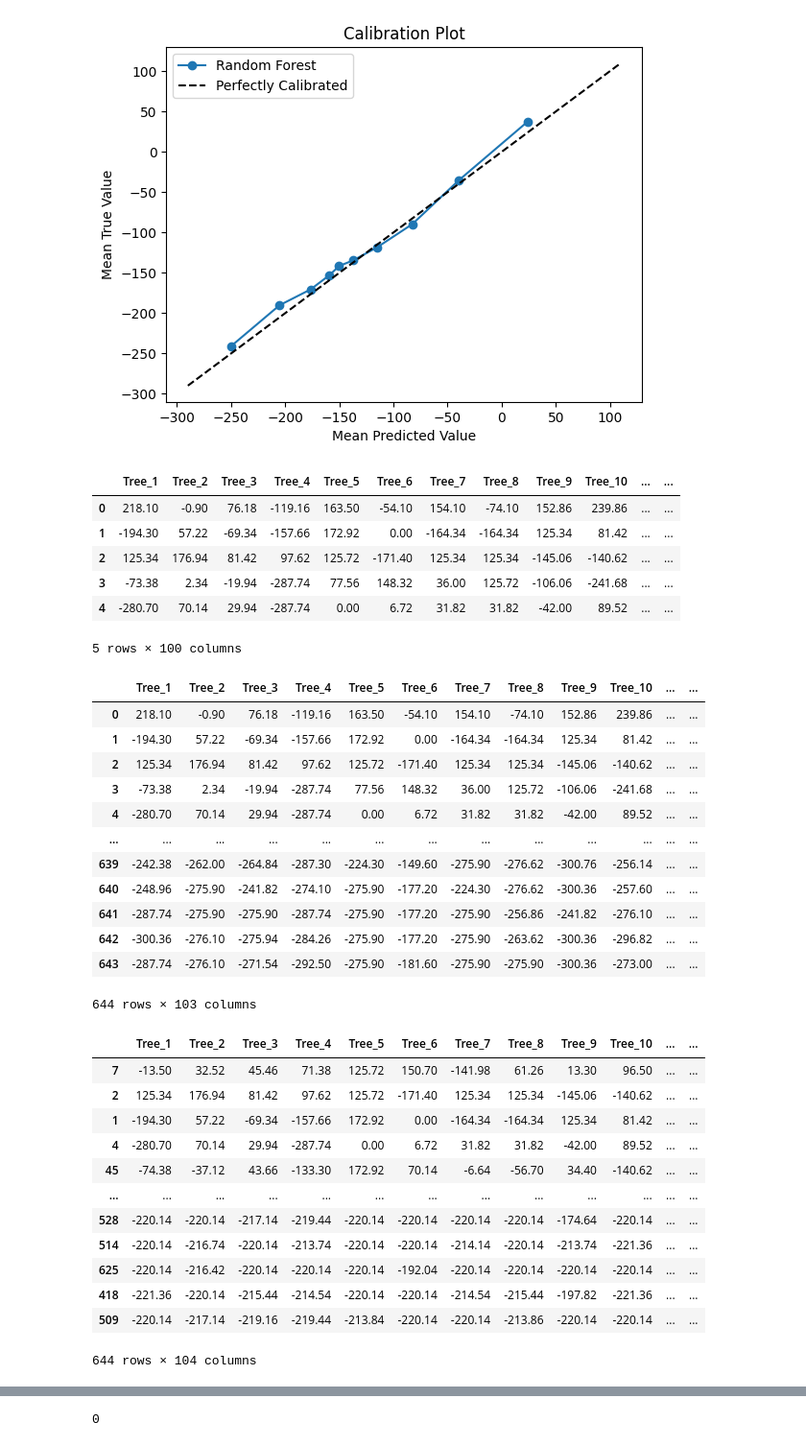
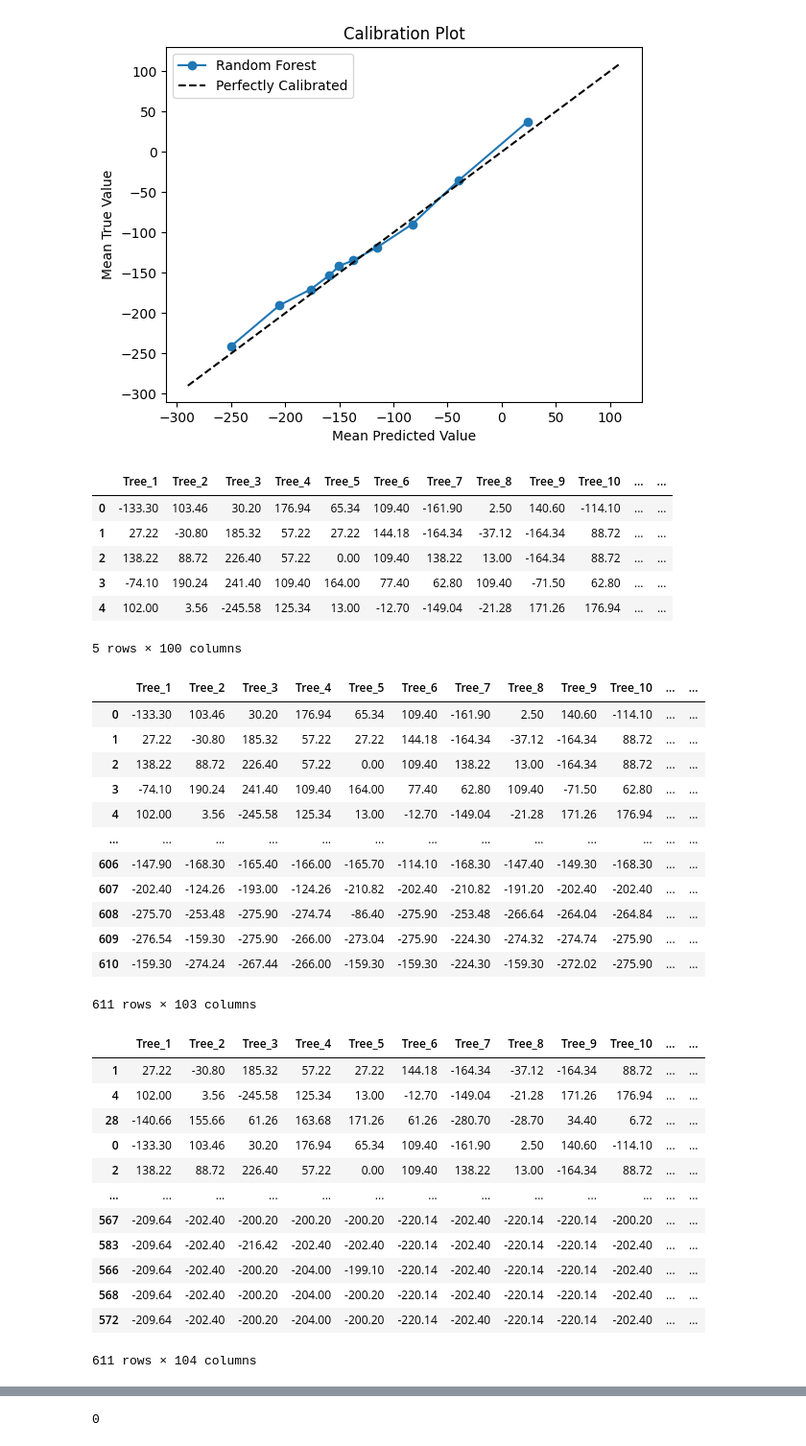
Before and after one commit to jsoslow2/fantasy-football-models, a Jupyter notebook: ff_notebook.ipynb, the cells around one changed output, grey strips where cells are left out. Shown at 96% size. Cells and saved outputs as stored; diff of their text form; code cells hidden in the pictures.

```diff
--- a/ff_notebook.ipynb
+++ b/ff_notebook.ipynb
@@ -30,7 +30,7 @@ for column in modelData.select_dtypes(include=['object']).columns:
     modelData[column] = le.fit_transform(modelData[column])
     label_encoders[column] = le
 # %%
-season = 2022
+season = 2023
 train = modelData[modelData["year"] < season]
 test = modelData[modelData["year"] == season]
 c2_whole = combo2[combo2["year"] == season]
@@ -122,11 +124,11 @@ tree_predictions_df.columns = [f"Tree_{i+1}" for i in range(rf.n_estimators)]
 tree_predictions_df.head()
 # %% [output]
 |  | Tree_1 | Tree_2 | Tree_3 | Tree_4 | Tree_5 | Tree_6 | Tree_7 | Tree_8 | Tree_9 | Tree_10 | ... | ... |
-| 0 | 218.10 | -0.90 | 76.18 | -119.16 | 163.50 | -54.10 | 154.10 | -74.10 | 152.86 | 239.86 | ... | ... |
-| 1 | -194.30 | 57.22 | -69.34 | -157.66 | 172.92 | 0.00 | -164.34 | -164.34 | 125.34 | 81.42 | ... | ... |
-| 2 | 125.34 | 176.94 | 81.42 | 97.62 | 125.72 | -171.40 | 125.34 | 125.34 | -145.06 | -140.62 | ... | ... |
-| 3 | -73.38 | 2.34 | -19.94 | -287.74 | 77.56 | 148.32 | 36.00 | 125.72 | -106.06 | -241.68 | ... | ... |
-| 4 | -280.70 | 70.14 | 29.94 | -287.74 | 0.00 | 6.72 | 31.82 | 31.82 | -42.00 | 89.52 | ... | ... |
+| 0 | -133.30 | 103.46 | 30.20 | 176.94 | 65.34 | 109.40 | -161.90 | 2.50 | 140.60 | -114.10 | ... | ... |
+| 1 | 27.22 | -30.80 | 185.32 | 57.22 | 27.22 | 144.18 | -164.34 | -37.12 | -164.34 | 88.72 | ... | ... |
+| 2 | 138.22 | 88.72 | 226.40 | 57.22 | 0.00 | 109.40 | 138.22 | 13.00 | -164.34 | 88.72 | ... | ... |
+| 3 | -74.10 | 190.24 | 241.40 | 109.40 | 164.00 | 77.40 | 62.80 | 109.40 | -71.50 | 62.80 | ... | ... |
+| 4 | 102.00 | 3.56 | -245.58 | 125.34 | 13.00 | -12.70 | -149.04 | -21.28 | 171.26 | 176.94 | ... | ... |
 5 rows × 100 columns
 # %%
 #include more details in pred dataframe
@@ -137,41 +139,41 @@ tree_predictions_df['pos'] = positions
 tree_predictions_df
 # %% [output]
 |  | Tree_1 | Tree_2 | Tree_3 | Tree_4 | Tree_5 | Tree_6 | Tree_7 | Tree_8 | Tree_9 | Tree_10 | ... | ... |
-| 0 | 218.10 | -0.90 | 76.18 | -119.16 | 163.50 | -54.10 | 154.10 | -74.10 | 152.86 | 239.86 | ... | ... |
-| 1 | -194.30 | 57.22 | -69.34 | -157.66 | 172.92 | 0.00 | -164.34 | -164.34 | 125.34 | 81.42 | ... | ... |
-| 2 | 125.34 | 176.94 | 81.42 | 97.62 | 125.72 | -171.40 | 125.34 | 125.34 | -145.06 | -140.62 | ... | ... |
-| 3 | -73.38 | 2.34 | -19.94 | -287.74 | 77.56 | 148.32 | 36.00 | 125.72 | -106.06 | -241.68 | ... | ... |
-| 4 | -280.70 | 70.14 | 29.94 | -287.74 | 0.00 | 6.72 | 31.82 | 31.82 | -42.00 | 89.52 | ... | ... |
+| 0 | -133.30 | 103.46 | 30.20 | 176.94 | 65.34 | 109.40 | -161.90 | 2.50 | 140.60 | -114.10 | ... | ... |
+| 1 | 27.22 | -30.80 | 185.32 | 57.22 | 27.22 | 144.18 | -164.34 | -37.12 | -164.34 | 88.72 | ... | ... |
+| 2 | 138.22 | 88.72 | 226.40 | 57.22 | 0.00 | 109.40 | 138.22 | 13.00 | -164.34 | 88.72 | ... | ... |
+| 3 | -74.10 | 190.24 | 241.40 | 109.40 | 164.00 | 77.40 | 62.80 | 109.40 | -71.50 | 62.80 | ... | ... |
+| 4 | 102.00 | 3.56 | -245.58 | 125.34 | 13.00 | -12.70 | -149.04 | -21.28 | 171.26 | 176.94 | ... | ... |
 | ... | ... | ... | ... | ... | ... | ... | ... | ... | ... | ... | ... | ... |
-| 639 | -242.38 | -262.00 | -264.84 | -287.30 | -224.30 | -149.60 | -275.90 | -276.62 | -300.76 | -256.14 | ... | ... |
-| 640 | -248.96 | -275.90 | -241.82 | -274.10 | -275.90 | -177.20 | -224.30 | -276.62 | -300.36 | -257.60 | ... | ... |
-| 641 | -287.74 | -275.90 | -275.90 | -287.74 | -275.90 | -177.20 | -275.90 | -256.86 | -241.82 | -276.10 | ... | ... |
-| 642 | -300.36 | -276.10 | -275.94 | -284.26 | -275.90 | -177.20 | -275.90 | -263.62 | -300.36 | -296.82 | ... | ... |
-| 643 | -287.74 | -276.10 | -271.54 | -292.50 | -275.90 | -181.60 | -275.90 | -275.90 | -300.36 | -273.00 | ... | ... |
+| 606 | -147.90 | -168.30 | -165.40 | -166.00 | -165.70 | -114.10 | -168.30 | -147.40 | -149.30 | -168.30 | ... | ... |
+| 607 | -202.40 | -124.26 | -193.00 | -124.26 | -210.82 | -202.40 | -210.82 | -191.20 | -202.40 | -202.40 | ... | ... |
+| 608 | -275.70 | -253.48 | -275.90 | -274.74 | -86.40 | -275.90 | -253.48 | -266.64 | -264.04 | -264.84 | ... | ... |
+| 609 | -276.54 | -159.30 | -275.90 | -266.00 | -273.04 | -275.90 | -224.30 | -274.32 | -274.74 | -275.90 | ... | ... |
+| 610 | -159.30 | -274.24 | -267.44 | -266.00 | -159.30 | -159.30 | -224.30 | -159.30 | -272.02 | -275.90 | ... | ... |
-644 rows × 103 columns
+611 rows × 103 columns
 # %%
 #add posrank
 # Group by position, sort by RF_Prediction in descending order, then assign a rank within each group
-tree_predictions_df['posrank'] = tree_predictions_df.groupby('pos')['preds'].rank(ascending=False, method='min').astype(int)
+tree_predictions_df['posrank'] = np.int64(tree_predictions_df.groupby('pos')['preds'].rank(ascending=False, method='min'))
 
 # Sort the DataFrame based on position and then by Positional_Rank
 tree_predictions_df = tree_predictions_df.sort_values(by=['pos', 'posrank'])
 
 tree_predictions_df
 # %% [output]
 |  | Tree_1 | Tree_2 | Tree_3 | Tree_4 | Tree_5 | Tree_6 | Tree_7 | Tree_8 | Tree_9 | Tree_10 | ... | ... |
-| 7 | -13.50 | 32.52 | 45.46 | 71.38 | 125.72 | 150.70 | -141.98 | 61.26 | 13.30 | 96.50 | ... | ... |
-| 2 | 125.34 | 176.94 | 81.42 | 97.62 | 125.72 | -171.40 | 125.34 | 125.34 | -145.06 | -140.62 | ... | ... |
-| 1 | -194.30 | 57.22 | -69.34 | -157.66 | 172.92 | 0.00 | -164.34 | -164.34 | 125.34 | 81.42 | ... | ... |
-| 4 | -280.70 | 70.14 | 29.94 | -287.74 | 0.00 | 6.72 | 31.82 | 31.82 | -42.00 | 89.52 | ... | ... |
-| 45 | -74.38 | -37.12 | 43.66 | -133.30 | 172.92 | 70.14 | -6.64 | -56.70 | 34.40 | -140.62 | ... | ... |
+| 1 | 27.22 | -30.80 | 185.32 | 57.22 | 27.22 | 144.18 | -164.34 | -37.12 | -164.34 | 88.72 | ... | ... |
+| 4 | 102.00 | 3.56 | -245.58 | 125.34 | 13.00 | -12.70 | -149.04 | -21.28 | 171.26 | 176.94 | ... | ... |
+| 28 | -140.66 | 155.66 | 61.26 | 163.68 | 171.26 | 61.26 | -280.70 | -28.70 | 34.40 | 6.72 | ... | ... |
+| 0 | -133.30 | 103.46 | 30.20 | 176.94 | 65.34 | 109.40 | -161.90 | 2.50 | 140.60 | -114.10 | ... | ... |
+| 2 | 138.22 | 88.72 | 226.40 | 57.22 | 0.00 | 109.40 | 138.22 | 13.00 | -164.34 | 88.72 | ... | ... |
 | ... | ... | ... | ... | ... | ... | ... | ... | ... | ... | ... | ... | ... |
-| 528 | -220.14 | -220.14 | -217.14 | -219.44 | -220.14 | -220.14 | -220.14 | -220.14 | -174.64 | -220.14 | ... | ... |
-| 514 | -220.14 | -216.74 | -220.14 | -213.74 | -220.14 | -220.14 | -214.14 | -220.14 | -213.74 | -221.36 | ... | ... |
-| 625 | -220.14 | -216.42 | -220.14 | -220.14 | -220.14 | -192.04 | -220.14 | -220.14 | -220.14 | -220.14 | ... | ... |
-| 418 | -221.36 | -220.14 | -215.44 | -214.54 | -220.14 | -220.14 | -214.54 | -215.44 | -197.82 | -221.36 | ... | ... |
-| 509 | -220.14 | -217.14 | -219.16 | -219.44 | -213.84 | -220.14 | -220.14 | -213.86 | -220.14 | -220.14 | ... | ... |
+| 567 | -209.64 | -202.40 | -200.20 | -200.20 | -200.20 | -220.14 | -202.40 | -220.14 | -220.14 | -200.20 | ... | ... |
+| 583 | -209.64 | -202.40 | -216.42 | -202.40 | -202.40 | -220.14 | -202.40 | -220.14 | -220.14 | -202.40 | ... | ... |
+| 566 | -209.64 | -202.40 | -200.20 | -204.00 | -199.10 | -220.14 | -202.40 | -220.14 | -220.14 | -202.40 | ... | ... |
+| 568 | -209.64 | -202.40 | -200.20 | -204.00 | -200.20 | -220.14 | -202.40 | -220.14 | -220.14 | -202.40 | ... | ... |
+| 572 | -209.64 | -202.40 | -200.20 | -204.00 | -200.20 | -220.14 | -202.40 | -220.14 | -220.14 | -202.40 | ... | ... |
-644 rows × 104 columns
+611 rows × 104 columns
 # %%
 #make the "individuals" df
 individuals = tree_predictions_df.copy()
```
Also changed, not shown: parts of 11 cells of this notebook.
